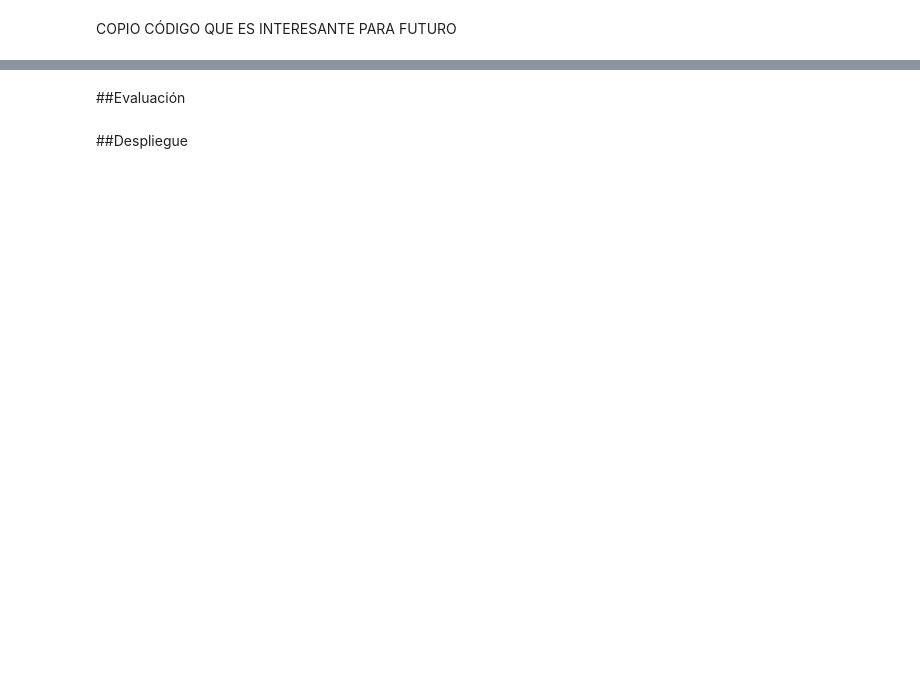
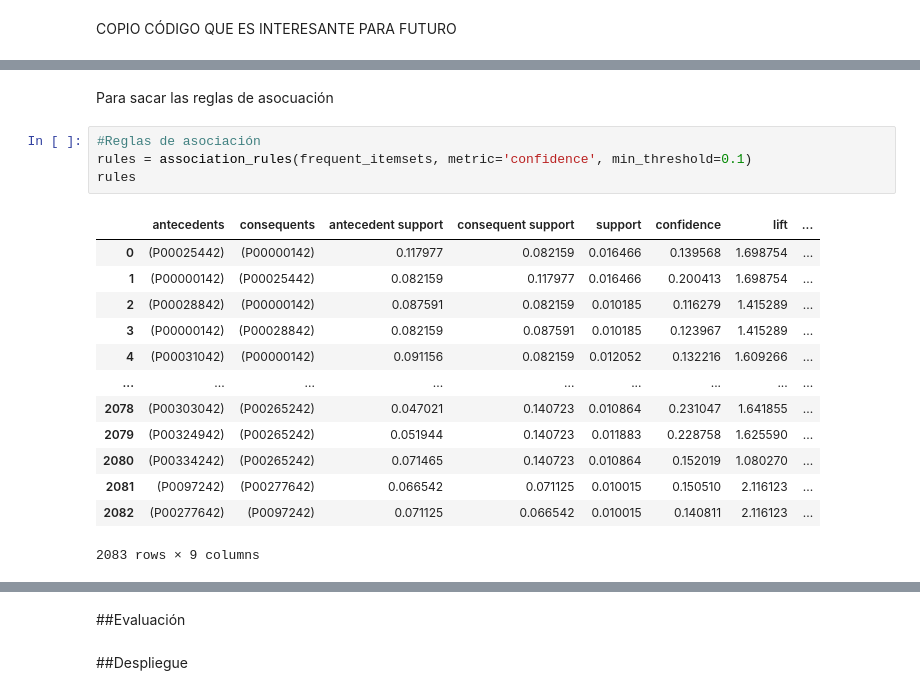
Before and after one commit to patriciamediavilla/L2, a Jupyter notebook: L2P1.ipynb, the cells around one changed output, grey strips where cells are left out. Cells and saved outputs as stored; diff of their text form; blank space fills up the shorter version.

```diff
--- a/L2P1.ipynb
+++ b/L2P1.ipynb
@@ -213,2 +239,22 @@ frequent_itemsets[ (frequent_itemsets['length'] == 2) & #esto sería para k=2
 # %% [output]
 |  | support | itemsets | length |
+# %% [markdown]
+Para sacar las reglas de asocuación
+# %%
+#Reglas de asociación
+rules = association_rules(frequent_itemsets, metric='confidence', min_threshold=0.1)
+rules
+# %% [output]
+|  | antecedents | consequents | antecedent support | consequent support | support | confidence | lift | ... |
+| 0 | (P00025442) | (P00000142) | 0.117977 | 0.082159 | 0.016466 | 0.139568 | 1.698754 | ... |
+| 1 | (P00000142) | (P00025442) | 0.082159 | 0.117977 | 0.016466 | 0.200413 | 1.698754 | ... |
+| 2 | (P00028842) | (P00000142) | 0.087591 | 0.082159 | 0.010185 | 0.116279 | 1.415289 | ... |
+| 3 | (P00000142) | (P00028842) | 0.082159 | 0.087591 | 0.010185 | 0.123967 | 1.415289 | ... |
+| 4 | (P00031042) | (P00000142) | 0.091156 | 0.082159 | 0.012052 | 0.132216 | 1.609266 | ... |
+| ... | ... | ... | ... | ... | ... | ... | ... | ... |
+| 2078 | (P00303042) | (P00265242) | 0.047021 | 0.140723 | 0.010864 | 0.231047 | 1.641855 | ... |
+| 2079 | (P00324942) | (P00265242) | 0.051944 | 0.140723 | 0.011883 | 0.228758 | 1.625590 | ... |
+| 2080 | (P00334242) | (P00265242) | 0.071465 | 0.140723 | 0.010864 | 0.152019 | 1.080270 | ... |
+| 2081 | (P0097242) | (P00277642) | 0.066542 | 0.071125 | 0.010015 | 0.150510 | 2.116123 | ... |
+| 2082 | (P00277642) | (P0097242) | 0.071125 | 0.066542 | 0.010015 | 0.140811 | 2.116123 | ... |
+2083 rows × 9 columns
```
Also changed, not shown: parts of 17 cells of this notebook.
